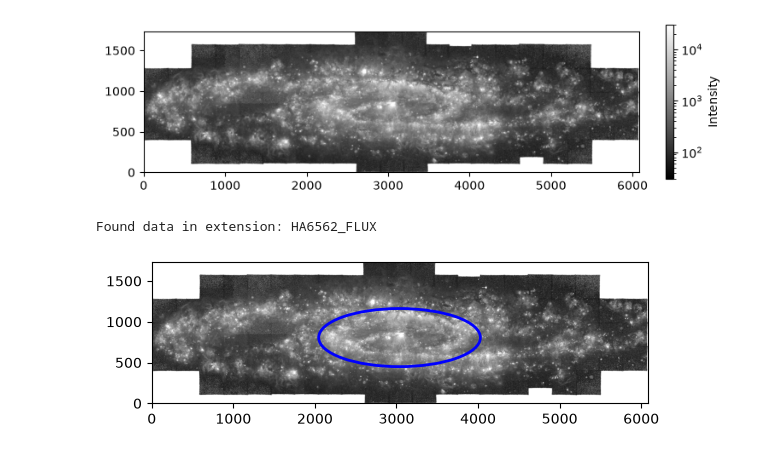
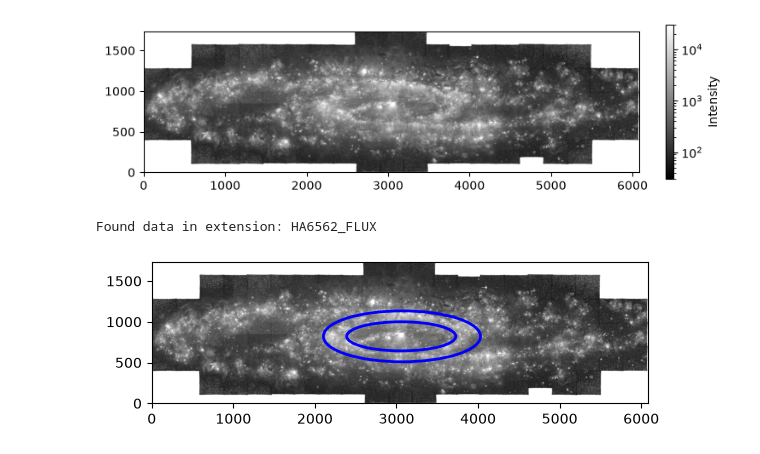
Before and after one commit to myasmedley/Environment-Mask-of-NGC-253, a Jupyter notebook: Ring_Regions.ipynb, the cells around one changed output. Cells and saved outputs as stored; diff of their text form; code cells hidden in the pictures.

Commit message:
plotted all except HI, CO, and HST

```diff
--- a/Ring_Regions.ipynb
+++ b/Ring_Regions.ipynb
@@ -57,7 +61,7 @@ class DisplayData:
         self.norm = norm
         self.vmin = vmin
         self.vmax = vmax
-         #brightness control
+        #brightness control
         #hdu = fits.open(filepath)[1]
         #data = hdu.data
         #header = hdu.header
@@ -80,7 +84,7 @@ class DisplayData:
         plt.figure(figsize=(8, 8))
         plt.imshow(data, cmap="gray", origin="lower", norm=self.norm, vmin=self.vmin, vmax=self.vmax) #figure out a way to add normalization parameter into this function
         plt.colorbar(label="Intensity", fraction=0.0146, aspect=20)
-        plt.show()
+
 
 
     def plot_region(self, filepath, regionfile, norm, vmin, vmax):
@@ -89,7 +93,6 @@ class DisplayData:
         self.norm = norm
         self.vmin = vmin
         self.vmax= vmax
-
         from astropy.io import fits
         from astropy.wcs import WCS
         with fits.open(filepath) as hdul:
@@ -106,7 +109,9 @@ class DisplayData:
             print("None")
 
         wcs = WCS(header) #see https://astronomy.stackexchange.com/questions/51673/how-to-slice-wcs-in-a-fits-file
-        region = Regions.read(regionfile)[0].to_pixel(wcs) # access region file via parsing & converting data from wcs to pixel
+        region = Regions.read(regionfile)[0].to_pixel(wcs) # access region file via parsing & converting data from wcs to pixel. the 0 is for the FIRST region plotted
+        region2 = Regions.read(regionfile)[1].to_pixel(wcs) # the one corresponds to the SECOND region plotted
         fig, ax = plt.subplots()
         ax.imshow(data, cmap='gray', origin='lower', norm=self.norm, vmin=self.vmin, vmax=self.vmax)
         region.plot(ax=ax, color='blue', lw=2.0)
+        region2.plot(ax=ax, color='blue', lw=2.0)
@@ -119,8 +151,8 @@ Found data in extension: HA6562_FLUX
 Found data in extension: HA6562_FLUX
 [figure]
 # %%
-ha_ring_regionfile = r"C:\Users\Lamat\OneDrive - The Ohio State University/Lamat NGC 253 Environment Mask/Plotting Regions/ring_ha_regionfile_muse_1.reg"
+ha_ring_regionfile = r"C:\Users\Lamat\OneDrive - The Ohio State University/Lamat NGC 253 Environment Mask/Plotting Regions/ring_ha_regionfile_muse_2.reg"
 ha_data.plot_region(ha_file, ha_ring_regionfile, norm = 'log', vmin=30, vmax=30000)
 # %% [output]
 Found data in extension: HA6562_FLUX
-[figure, old version]
+[figure, new version]
```
Also changed, not shown: parts of 27 cells of this notebook.
